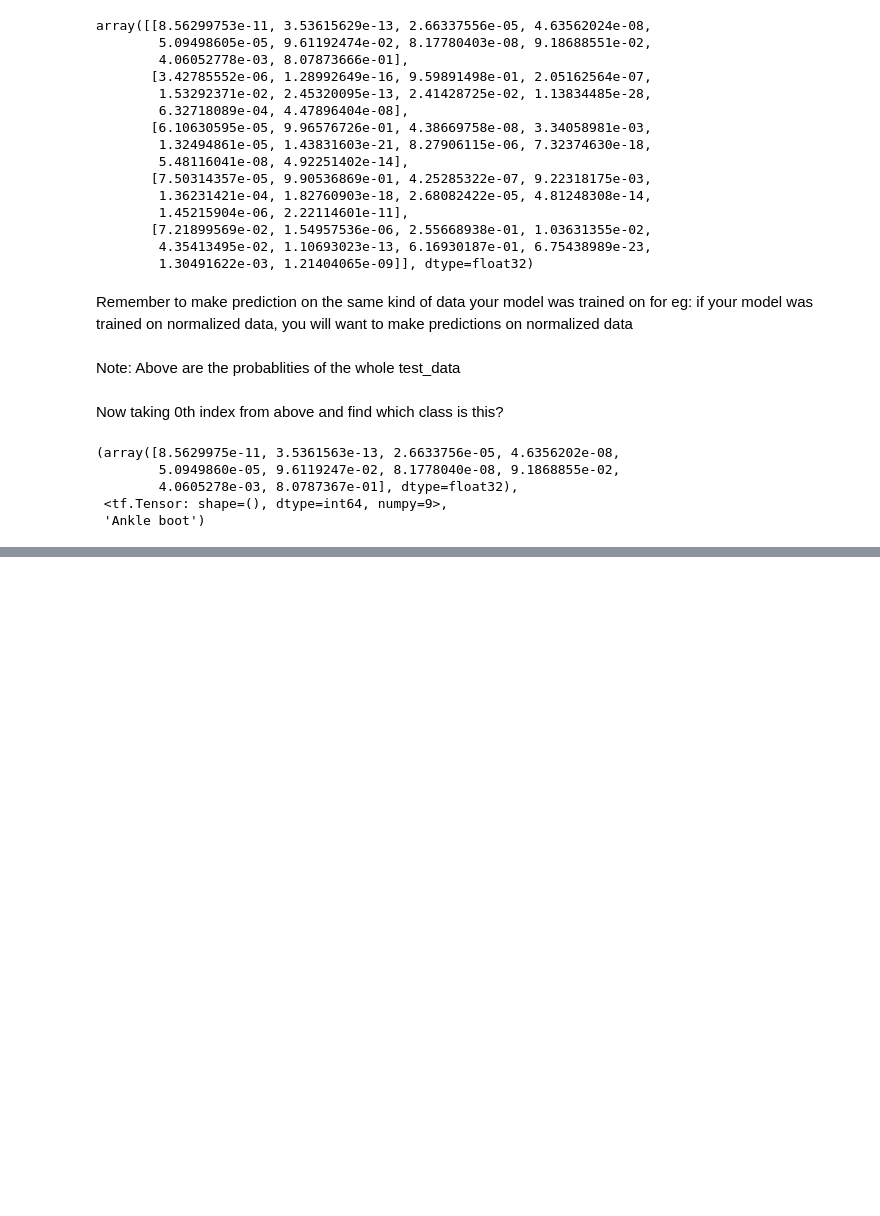
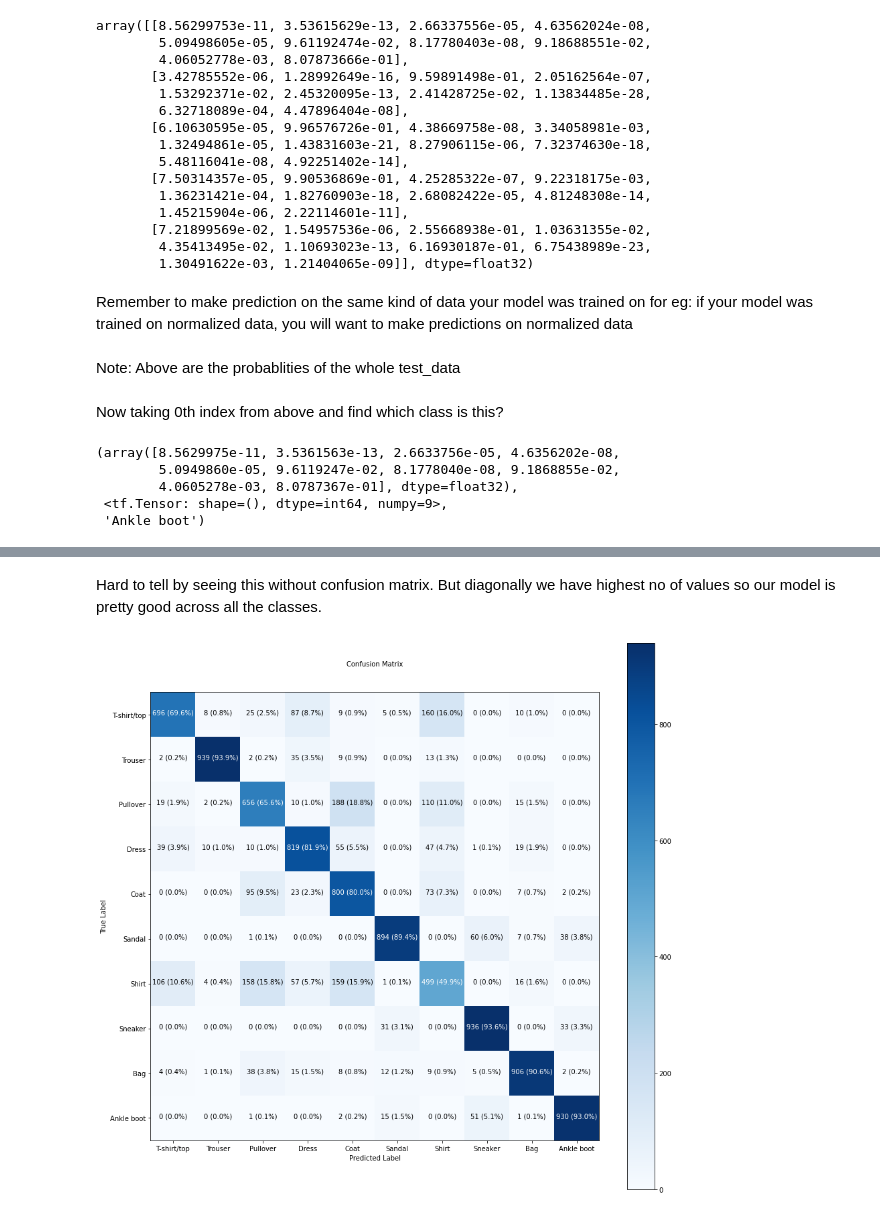
Before and after one commit to rajni-arora/NLP, a Jupyter notebook: Neural_Network_with_multiclass_classification.ipynb, the cells around one changed output, grey strips where cells are left out. Cells and saved outputs as stored; diff of their text form; code cells hidden in the pictures; blank space fills up the shorter version.

```diff
--- a/Neural_Network_with_multiclass_classification.ipynb
+++ b/Neural_Network_with_multiclass_classification.ipynb
@@ -565,3 +566,9 @@ y_probs[0], tf.argmax(y_probs[0]), class_names[tf.argmax(y_probs[0])]
         4.0605278e-03, 8.0787367e-01], dtype=float32),
  <tf.Tensor: shape=(), dtype=int64, numpy=9>,
  'Ankle boot')
+# %%
+# Convert all of the prediction probablities into integers
+y_preds = y_probs.argmax(axis=1)
+
+# View the first 10 prediction labels
+y_preds[:10]
@@ -567,0 +597,12 @@ y_probs[0], tf.argmax(y_probs[0]), class_names[tf.argmax(y_probs[0])]
+# %% [markdown]
+Hard to tell by seeing this without confusion matrix. But diagonally we have highest no of values so our model is pretty good across all the classes.
+# %%
+# Make a confusion matrix
+
+make_confusion_matrix(y_true = test_labels,
+                      y_pred = y_preds,
+                      classes = class_names,
+                      figsize = (15,15),
+                      text_size = 10)
+# %% [output]
+[figure, added]
```
Also changed, not shown: parts of 13 cells of this notebook.
